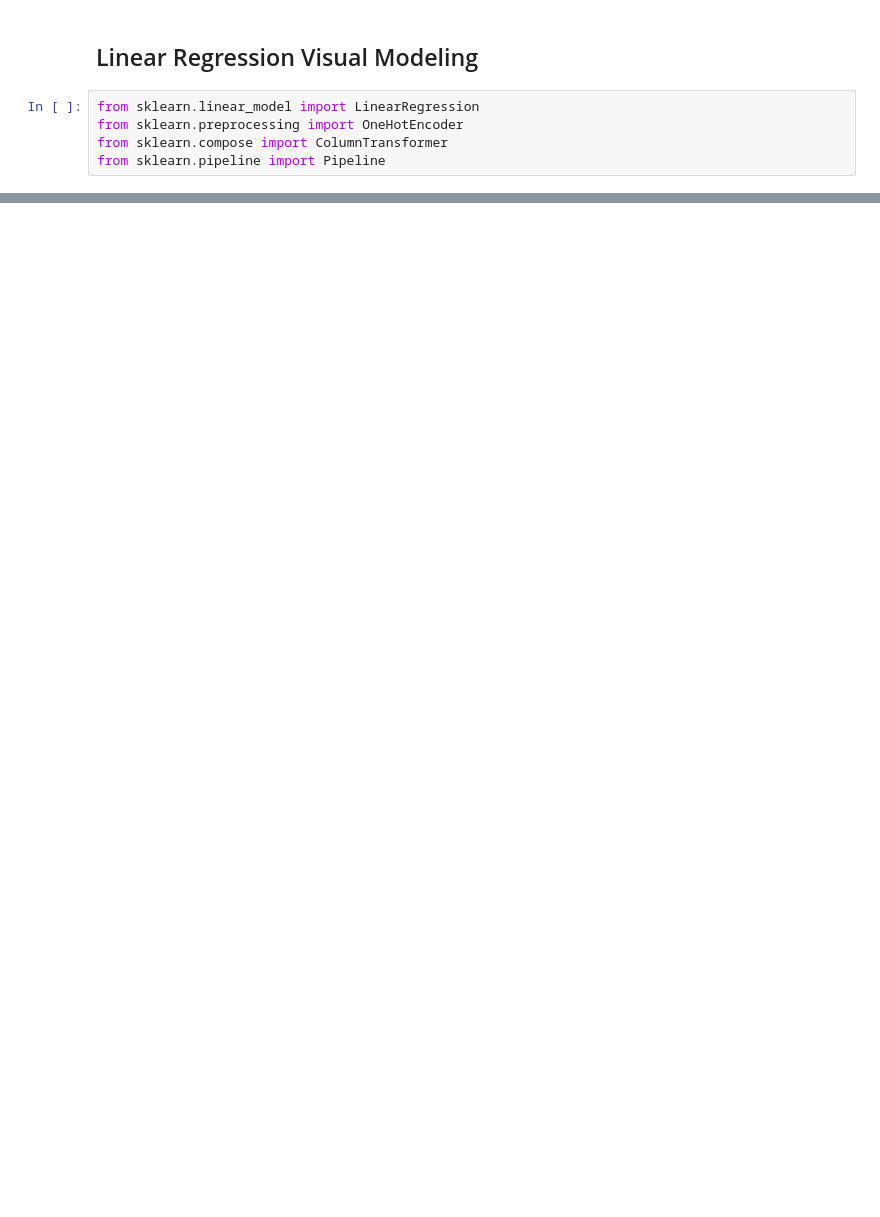
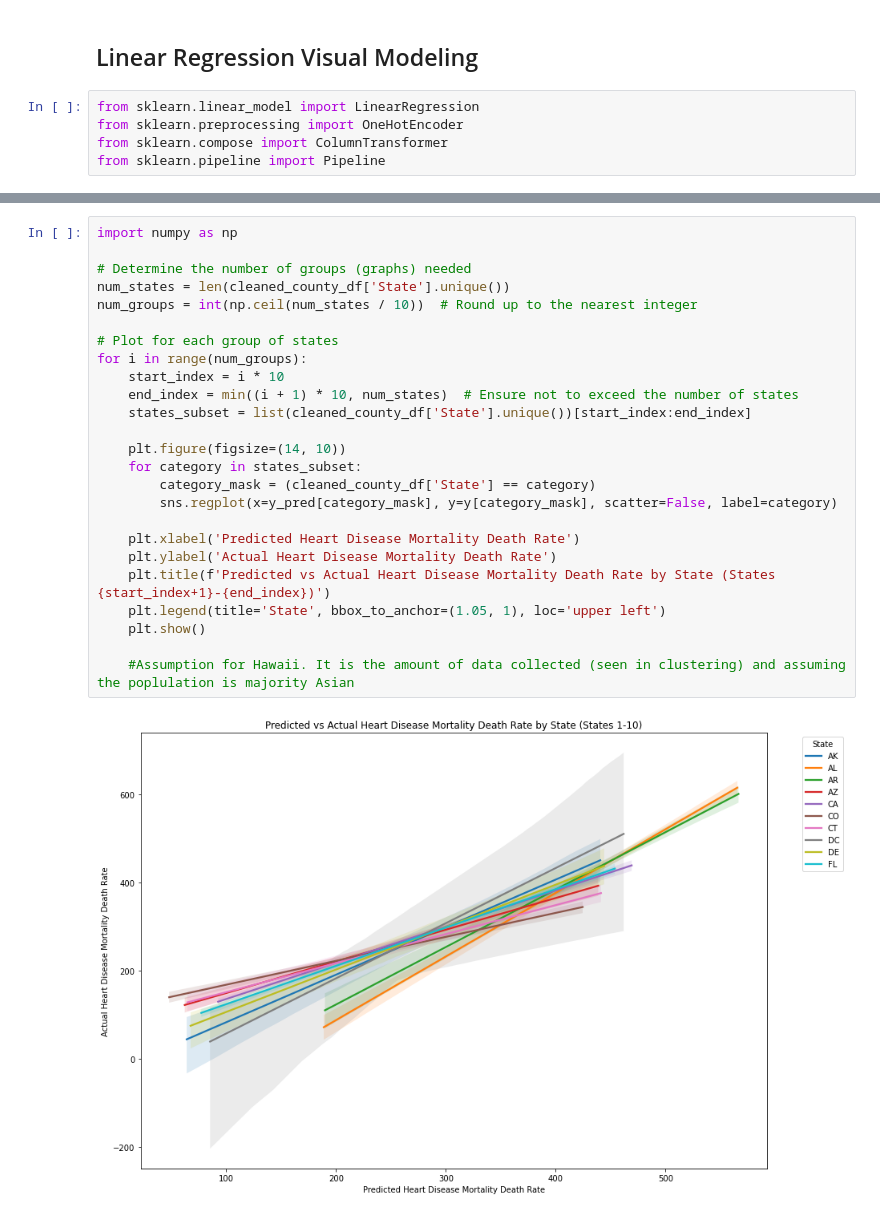
Before and after one commit to Aaron-m-ram/end-to-end-statistical-analysis, a Jupyter notebook: final_proj.ipynb, the cells around one changed output, grey strips where cells are left out. Drawn from its saved outputs; the diff is of its cells as text; blank space fills up the shorter version.

```diff
--- a/final_proj.ipynb
+++ b/final_proj.ipynb
@@ -640,0 +801,27 @@ plt.show()
+# %%
+import numpy as np
+
+# Determine the number of groups (graphs) needed
+num_states = len(cleaned_county_df['State'].unique())
+num_groups = int(np.ceil(num_states / 10))  # Round up to the nearest integer
+
+# Plot for each group of states
+for i in range(num_groups):
+    start_index = i * 10
+    end_index = min((i + 1) * 10, num_states)  # Ensure not to exceed the number of states
+    states_subset = list(cleaned_county_df['State'].unique())[start_index:end_index]
+
+    plt.figure(figsize=(14, 10))
+    for category in states_subset:
+        category_mask = (cleaned_county_df['State'] == category)
+        sns.regplot(x=y_pred[category_mask], y=y[category_mask], scatter=False, label=category)
+
+    plt.xlabel('Predicted Heart Disease Mortality Death Rate')
+    plt.ylabel('Actual Heart Disease Mortality Death Rate')
+    plt.title(f'Predicted vs Actual Heart Disease Mortality Death Rate by State (States {start_index+1}-{end_index})')
+    plt.legend(title='State', bbox_to_anchor=(1.05, 1), loc='upper left')
+    plt.show()
+
+    #Assumption for Hawaii. It is the amount of data collected (seen in clustering) and assuming the poplulation is majority Asian
+# %% [output]
+[figure, added]
```
Also changed, not shown: parts of 8 cells of this notebook.
